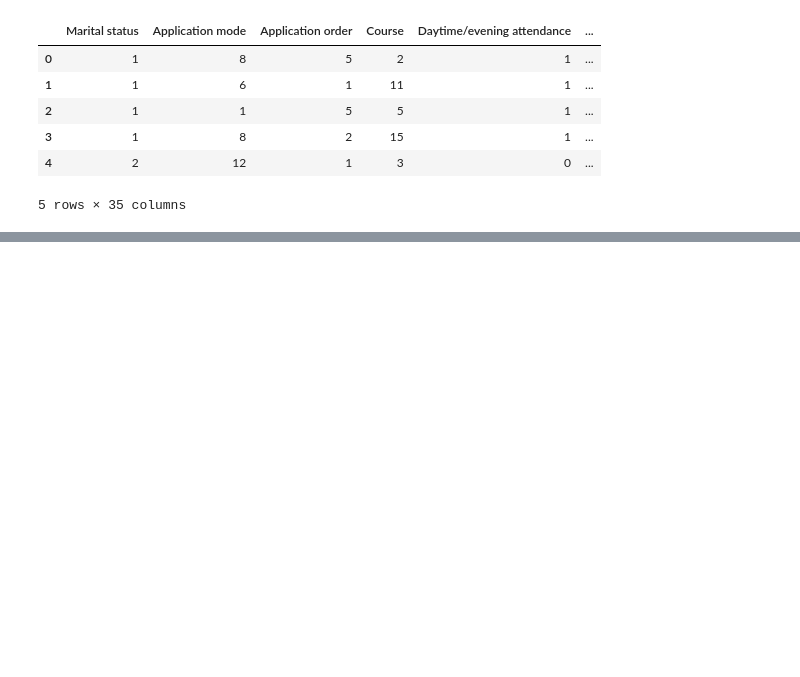
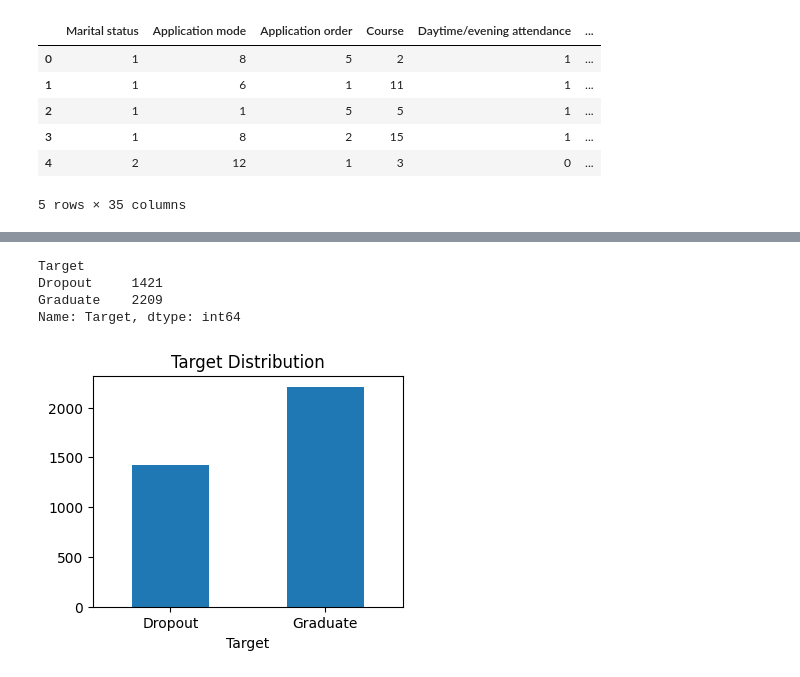
Before and after one commit to CS-UCR/final-project-dumpy, a Jupyter notebook: visualization.ipynb, the cells around one changed output, grey strips where cells are left out. Saved outputs shown, nothing was run; the diff lists cells and outputs as text; code cells hidden in the pictures; blank space fills up the shorter version.

```diff
--- a/visualization.ipynb
+++ b/visualization.ipynb
@@ -42,0 +112,11 @@ Shape:  (4424, 35)
+# %%
+df2 = df.groupby(["Target"])["Target"].count()
+
+df2.plot(kind="bar", rot=0, figsize=(4, 3), title="Target Distribution")
+df2.head()
+# %% [output]
+Target
+Dropout     1421
+Graduate    2209
+Name: Target, dtype: int64
+[figure, added]
```
Also changed, not shown: parts of 12 cells of this notebook.
